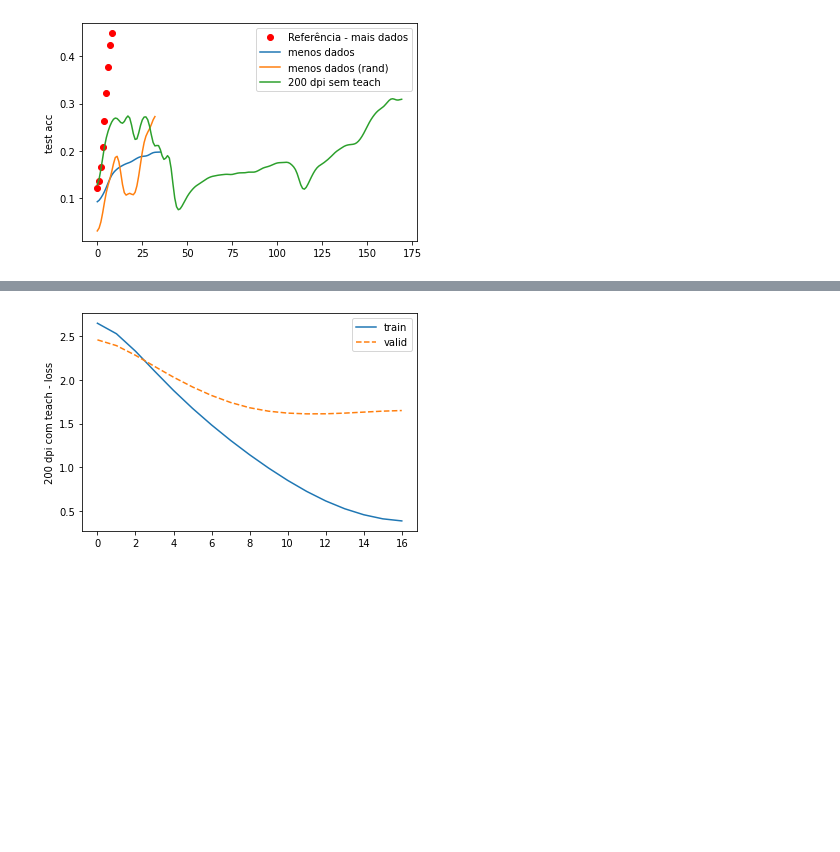
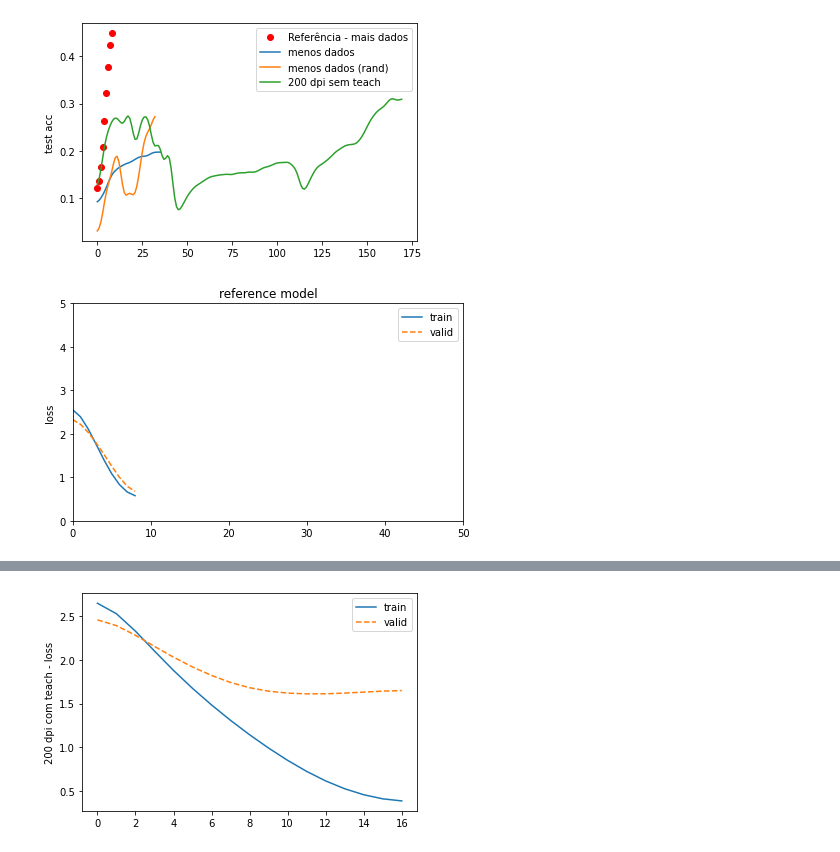
Before and after one commit to sergiohayashi/chess-attention, a Jupyter notebook: trained--for-evaluation/notebooks/app/log-analyzer-20211107--comparativo--todos.ipynb, the cells around one changed output, grey strips where cells are left out. Drawn from its saved outputs; the diff is of its cells as text; code cells hidden in the pictures; blank space fills up the shorter version.

```diff
--- a/trained--for-evaluation/notebooks/app/log-analyzer-20211107--comparativo--todos.ipynb
+++ b/trained--for-evaluation/notebooks/app/log-analyzer-20211107--comparativo--todos.ipynb
@@ -634,3 +687,87 @@ plt.show()
 [figure]
 [figure]
 [figure]
+# %%
+
+figure(figsize=(7, 4))
+plt.plot(gaussian_filter1d(handTeach_train_loss, sigma=2))
+plt.plot(gaussian_filter1d(handTeach_valid_loss, sigma=2), linestyle='dashed')
+plt.xlim(0, 50)
+plt.ylim(0, 5)
+plt.ylabel('loss')
+plt.title( 'reference model')
+plt.gca().legend((
+    'train',
+    'valid',
+))
+plt.show()
+
+
+
+figure(figsize=(7, 4))
+plt.plot(gaussian_filter1d(hand_train_loss, sigma=2))
+plt.plot(gaussian_filter1d(hand_valid_loss, sigma=2), linestyle='dashed')
+plt.xlim(0, 50)
+plt.ylim(0, 5)
+plt.ylabel('loss')
+plt.title( 'teacher off')
+plt.gca().legend((
+    'train',
+    'valid',
+))
+plt.show()
+
+
+figure(figsize=(7, 4))
+plt.plot(gaussian_filter1d(hand2388_train_loss, sigma=2))
+plt.plot(gaussian_filter1d(hand2388_valid_loss, sigma=2), linestyle='dashed')
+plt.xlim(0, 50)
+plt.ylim(0, 5)
+plt.ylabel('loss')
+plt.title( 'less data')
+plt.gca().legend((
+    'train',
+    'valid',
+))
+plt.show()
+
+figure(figsize=(7, 4))
+plt.plot(gaussian_filter1d(parts1500_2388_train_loss, sigma=2))
+plt.plot(gaussian_filter1d(parts1500_2388_valid_loss, sigma=2), linestyle='dashed')
+plt.ylabel('loss')
+plt.title( 'less data - random')
+plt.xlim(0, 50)
+plt.ylim(0, 5)
+plt.gca().legend((
+    'train',
+    'valid',
+))
+plt.show()
+
+figure(figsize=(7, 4))
+plt.plot(gaussian_filter1d(handMenor_train_loss, sigma=2))
+plt.plot(gaussian_filter1d(handMenor_valid_loss, sigma=2), linestyle='dashed')
+plt.ylabel('loss')
+plt.title( '200 dpi teacher off')
+plt.xlim(0, 175)
+plt.ylim(0, 5)
+plt.gca().legend((
+    'train',
+    'valid',
+))
+plt.show()
+
+figure(figsize=(7, 4))
+plt.plot(gaussian_filter1d(handMenorTeach_train_loss, sigma=2))
+plt.plot(gaussian_filter1d(handMenorTeach_valid_loss, sigma=2), linestyle='dashed')
+plt.ylabel('loss')
+plt.title( '200 dpi teacher on')
+plt.xlim(0, 50)
+plt.ylim(0, 5)
+plt.gca().legend((
+    'train',
+    'valid',
+))
+plt.show()
+# %% [output]
+[figure, added]
```
Also changed, not shown: parts of 10 cells of this notebook, 17 other files.
